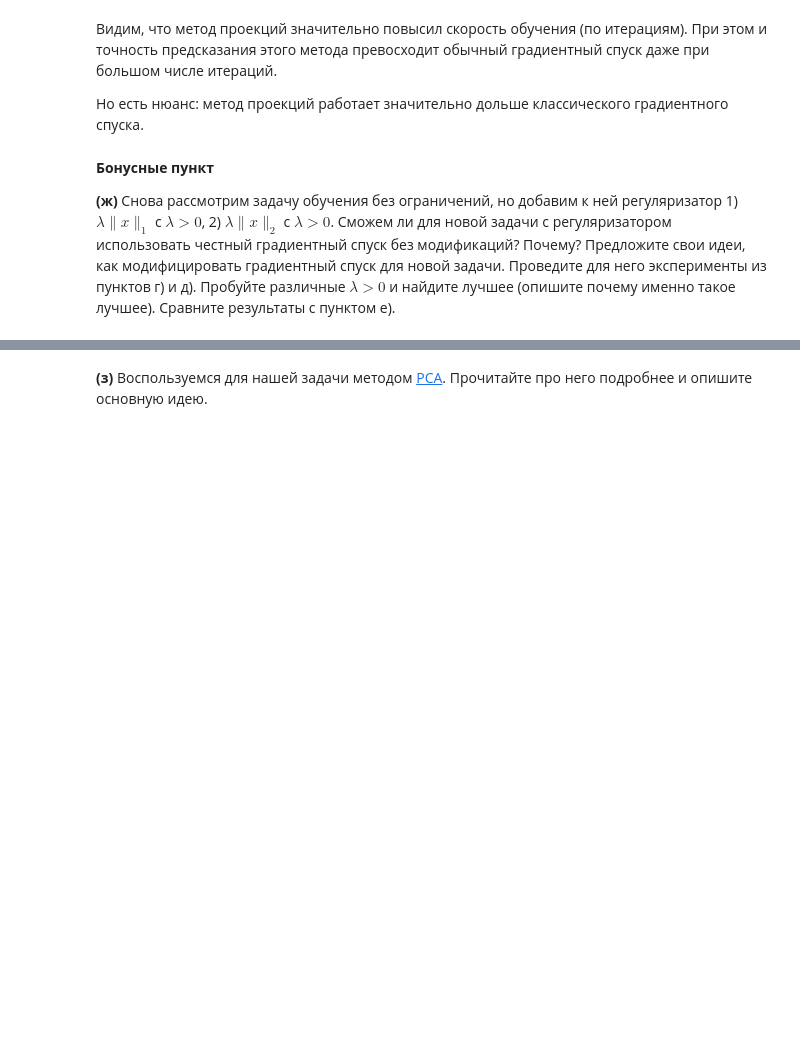
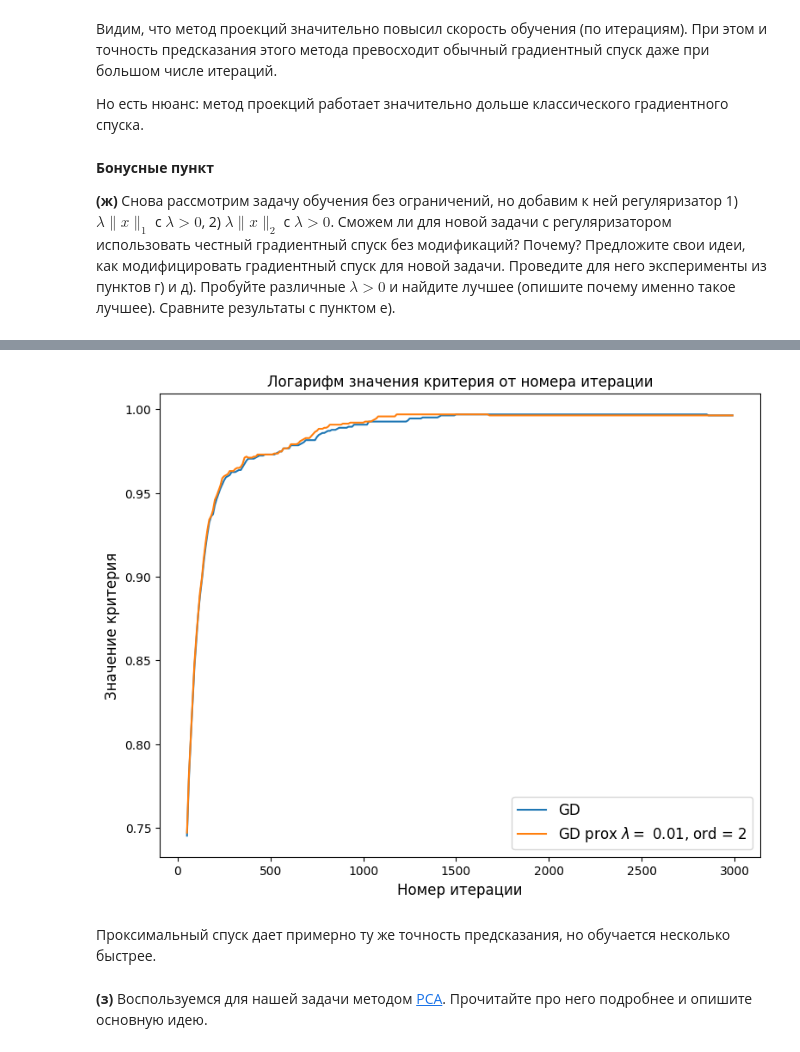
Before and after one commit to featztex/optimization, a Jupyter notebook: hw/Emelyanov_HW_2.ipynb, the cells around one changed output, grey strips where cells are left out. Saved outputs shown, nothing was run; the diff lists cells and outputs as text; code cells hidden in the pictures; blank space fills up the shorter version.

```diff
--- a/hw/Emelyanov_HW_2.ipynb
+++ b/hw/Emelyanov_HW_2.ipynb
@@ -425,3 +541,32 @@ __(ж)__ Снова рассмотрим задачу обучения без о
+# %%
+iters = 3000
+x_1, errs_1 = grad_descent_prox(iters=iters, gamma=1/L)
+x_2, errs_2 = grad_descent_prox(iters=iters, gamma=1/L, lambd=0.01, ord=2)
+# %%
+plt.figure(figsize = (9, 7))
+n1, acc1, n2, acc2 = [], [], [], []
+
+for i in range(50, iters, 10):
+    x = x_1[i]
+    n1.append(i)
+    acc1.append(accuracy_score([round(xk) for xk in (X_test @ x)], y_test))
+plt.plot(n1, acc1, label=f'GD')
+
+for i in range(50, iters, 10):
+    x = x_2[i]
+    n2.append(i)
+    acc2.append(accuracy_score([round(xk) for xk in (X_test @ x)], y_test))
+plt.plot(n2, acc2, label=f'GD prox $\lambda =$ 0.01, ord = 2')
+
+plt.title("Логарифм значения критерия от номера итерации", fontsize = 12)
+plt.xlabel("Номер итерации", fontsize = 12)
+plt.ylabel("Значение критерия", fontsize = 12)
+plt.legend(fontsize = 12)
+plt.show()
+# %% [output]
+[figure, added]
+# %% [markdown]
+Проксимальный спуск дает примерно ту же точность предсказания, но обучается несколько быстрее.
 # %% [markdown]
 __(з)__ Воспользуемся для нашей задачи методом [PCA](https://ru.wikipedia.org/wiki/Метод_главных_компонент). Прочитайте про него подробнее и опишите основную идею.
 # %%
```
Also changed, not shown: parts of 13 cells of this notebook.
